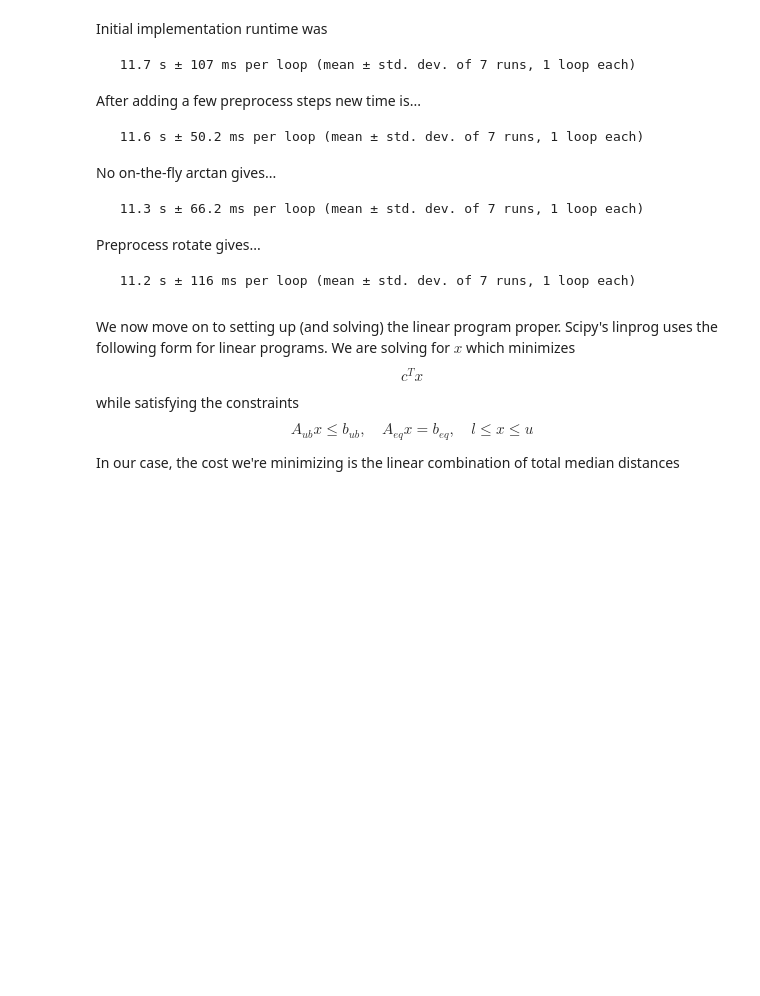
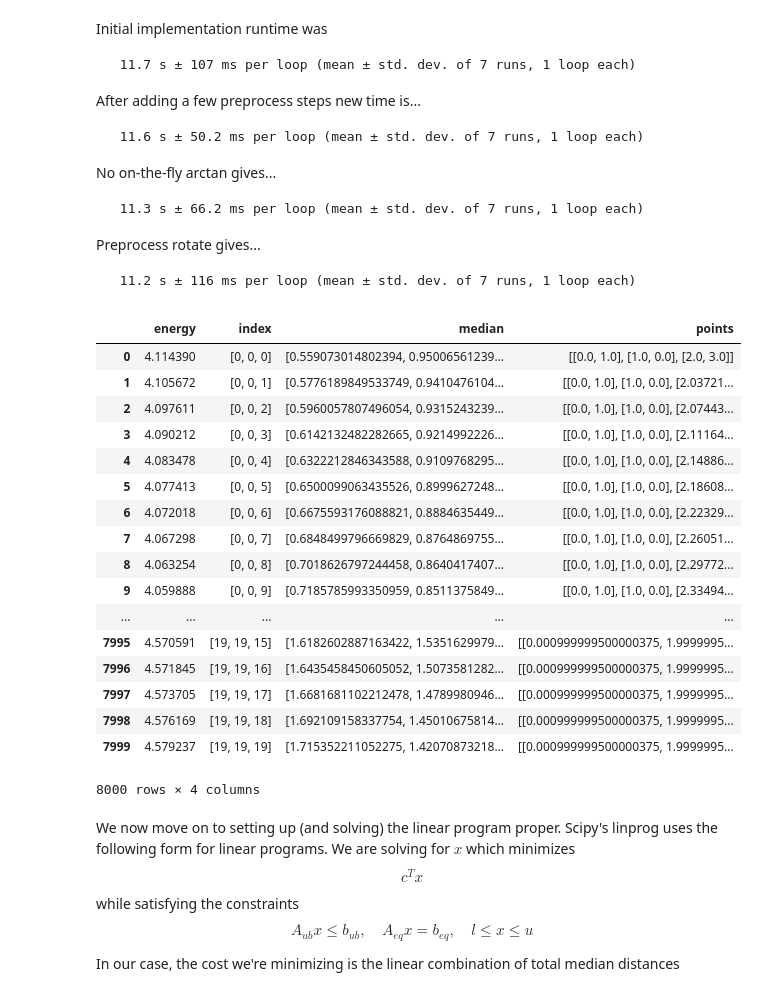
Before and after one commit to hchapman/transport-plans-exploration, a Jupyter notebook: intervals.ipynb, the cells around one changed output. Cells and saved outputs as stored; diff of their text form; code cells hidden in the pictures; blank space fills up the shorter version.

```diff
--- a/intervals.ipynb
+++ b/intervals.ipynb
@@ -293,6 +288,27 @@ Preprocess rotate gives...
      11.2 s ± 116 ms per loop (mean ± std. dev. of 7 runs, 1 loop each)
 # %%
 medians = np.array([g['median'] for g in groups])
+# %%
+pd.DataFrame(groups)
+# %% [output]
+|  | energy | index | median | points |
+| 0 | 4.114390 | [0, 0, 0] | [0.559073014802394, 0.95006561239... | [[0.0, 1.0], [1.0, 0.0], [2.0, 3.0]] |
+| 1 | 4.105672 | [0, 0, 1] | [0.5776189849533749, 0.9410476104... | [[0.0, 1.0], [1.0, 0.0], [2.03721... |
+| 2 | 4.097611 | [0, 0, 2] | [0.5960057807496054, 0.9315243239... | [[0.0, 1.0], [1.0, 0.0], [2.07443... |
+| 3 | 4.090212 | [0, 0, 3] | [0.6142132482282665, 0.9214992226... | [[0.0, 1.0], [1.0, 0.0], [2.11164... |
+| 4 | 4.083478 | [0, 0, 4] | [0.6322212846343588, 0.9109768295... | [[0.0, 1.0], [1.0, 0.0], [2.14886... |
+| 5 | 4.077413 | [0, 0, 5] | [0.6500099063435526, 0.8999627248... | [[0.0, 1.0], [1.0, 0.0], [2.18608... |
+| 6 | 4.072018 | [0, 0, 6] | [0.6675593176088821, 0.8884635449... | [[0.0, 1.0], [1.0, 0.0], [2.22329... |
+| 7 | 4.067298 | [0, 0, 7] | [0.6848499796669829, 0.8764869755... | [[0.0, 1.0], [1.0, 0.0], [2.26051... |
+| 8 | 4.063254 | [0, 0, 8] | [0.7018626797244458, 0.8640417407... | [[0.0, 1.0], [1.0, 0.0], [2.29772... |
+| 9 | 4.059888 | [0, 0, 9] | [0.7185785993350959, 0.8511375849... | [[0.0, 1.0], [1.0, 0.0], [2.33494... |
+| ... | ... | ... | ... | ... |
+| 7995 | 4.570591 | [19, 19, 15] | [1.6182602887163422, 1.5351629979... | [[0.000999999500000375, 1.9999995... |
+| 7996 | 4.571845 | [19, 19, 16] | [1.6435458450605052, 1.5073581282... | [[0.000999999500000375, 1.9999995... |
+| 7997 | 4.573705 | [19, 19, 17] | [1.6681681102212478, 1.4789980946... | [[0.000999999500000375, 1.9999995... |
+| 7998 | 4.576169 | [19, 19, 18] | [1.692109158337754, 1.45010675814... | [[0.000999999500000375, 1.9999995... |
+| 7999 | 4.579237 | [19, 19, 19] | [1.715352211052275, 1.42070873218... | [[0.000999999500000375, 1.9999995... |
+8000 rows × 4 columns
 # %% [markdown]
 We now move on to setting up (and solving) the linear program proper. Scipy's linprog uses the following form for linear programs. We are solving for \\(x\\) which minimizes
 \\[ c^T x \\]
```
Also changed, not shown: parts of 9 cells of this notebook.
